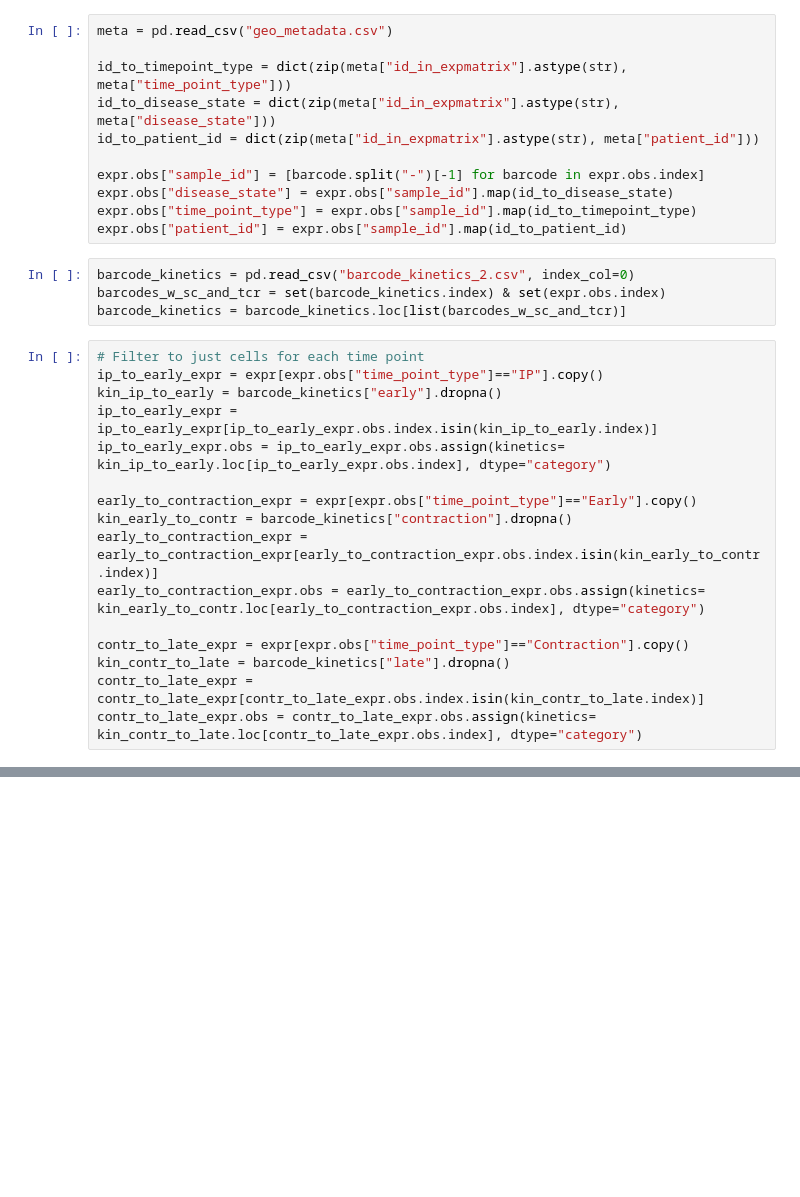
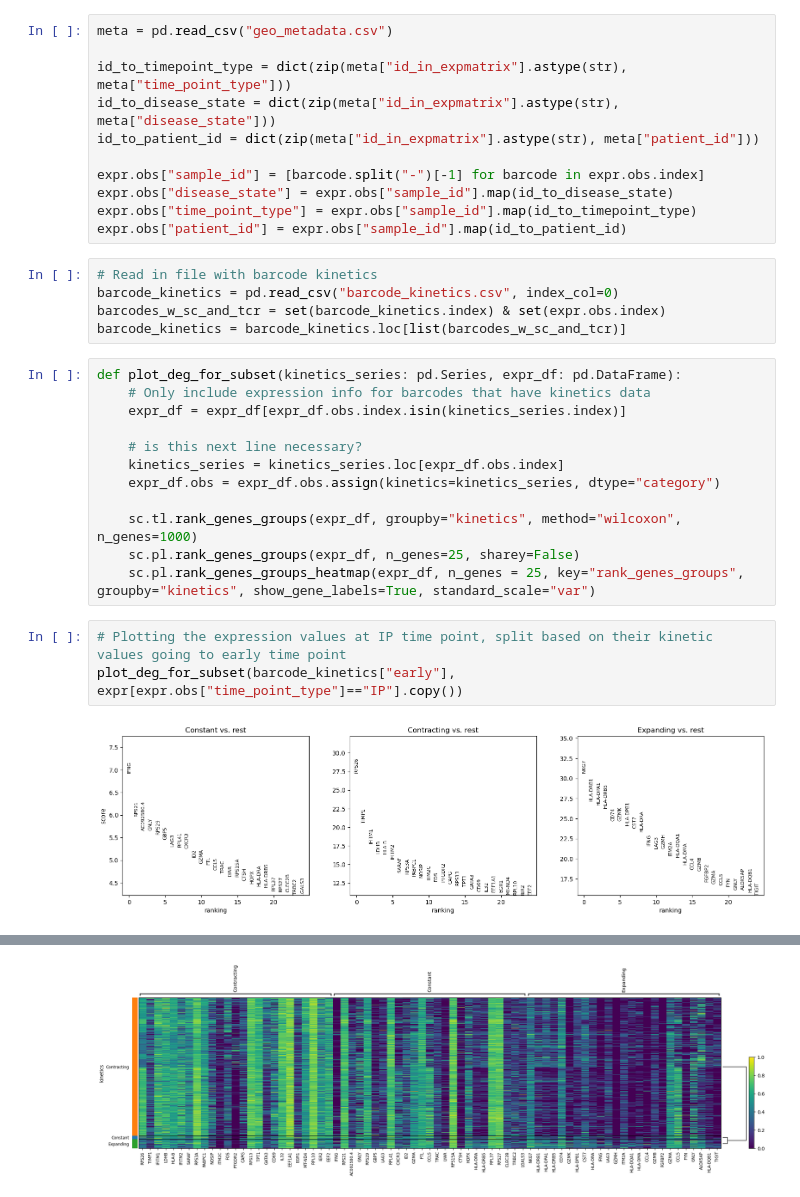
Before and after one commit to ElanaPearl/CAR_T_clonal_kinetics, a Jupyter notebook: expr_analysis_of_clones.ipynb, the cells around one changed output, grey strips where cells are left out. Cells and saved outputs as stored; diff of their text form; blank space fills up the shorter version.

```diff
--- a/expr_analysis_of_clones.ipynb
+++ b/expr_analysis_of_clones.ipynb
@@ -114,22 +118,24 @@ expr.obs["disease_state"] = expr.obs["sample_id"].map(id_to_disease_state)
 expr.obs["time_point_type"] = expr.obs["sample_id"].map(id_to_timepoint_type)
 expr.obs["patient_id"] = expr.obs["sample_id"].map(id_to_patient_id)
 # %%
-barcode_kinetics = pd.read_csv("barcode_kinetics_2.csv", index_col=0)
+# Read in file with barcode kinetics
+barcode_kinetics = pd.read_csv("barcode_kinetics.csv", index_col=0)
 barcodes_w_sc_and_tcr = set(barcode_kinetics.index) & set(expr.obs.index)
 barcode_kinetics = barcode_kinetics.loc[list(barcodes_w_sc_and_tcr)]
-# %%
-# Filter to just cells for each time point
-ip_to_early_expr = expr[expr.obs["time_point_type"]=="IP"].copy()
-kin_ip_to_early = barcode_kinetics["early"].dropna()
-ip_to_early_expr = ip_to_early_expr[ip_to_early_expr.obs.index.isin(kin_ip_to_early.index)]
-ip_to_early_expr.obs = ip_to_early_expr.obs.assign(kinetics= kin_ip_to_early.loc[ip_to_early_expr.obs.index], dtype="category")
-
-early_to_contraction_expr = expr[expr.obs["time_point_type"]=="Early"].copy()
-kin_early_to_contr = barcode_kinetics["contraction"].dropna()
-early_to_contraction_expr = early_to_contraction_expr[early_to_contraction_expr.obs.index.isin(kin_early_to_contr.index)]
-early_to_contraction_expr.obs = early_to_contraction_expr.obs.assign(kinetics= kin_early_to_contr.loc[early_to_contraction_expr.obs.index], dtype="category")
-
-contr_to_late_expr = expr[expr.obs["time_point_type"]=="Contraction"].copy()
-kin_contr_to_late = barcode_kinetics["late"].dropna()
-contr_to_late_expr = contr_to_late_expr[contr_to_late_expr.obs.index.isin(kin_contr_to_late.index)]
-contr_to_late_expr.obs = contr_to_late_expr.obs.assign(kinetics= kin_contr_to_late.loc[contr_to_late_expr.obs.index], dtype="category")
+# %%
+def plot_deg_for_subset(kinetics_series: pd.Series, expr_df: pd.DataFrame):
+    # Only include expression info for barcodes that have kinetics data
+    expr_df = expr_df[expr_df.obs.index.isin(kinetics_series.index)]
+
+    # is this next line necessary?
+    kinetics_series = kinetics_series.loc[expr_df.obs.index]
+    expr_df.obs = expr_df.obs.assign(kinetics=kinetics_series, dtype="category")
+
+    sc.tl.rank_genes_groups(expr_df, groupby="kinetics", method="wilcoxon", n_genes=1000)
+    sc.pl.rank_genes_groups(expr_df, n_genes=25, sharey=False)
+    sc.pl.rank_genes_groups_heatmap(expr_df, n_genes = 25, key="rank_genes_groups", groupby="kinetics", show_gene_labels=True, standard_scale="var")
+# %%
+# Plotting the expression values at IP time point, split based on their kinetic values going to early time point
+plot_deg_for_subset(barcode_kinetics["early"], expr[expr.obs["time_point_type"]=="IP"].copy())
+# %% [output]
+[figure, added]
@@ -135,0 +145 @@ contr_to_late_expr.obs = contr_to_late_expr.obs.assign(kinetics= kin_contr_to_la
+[figure, added]
```
Also changed, not shown: parts of 12 cells of this notebook.
